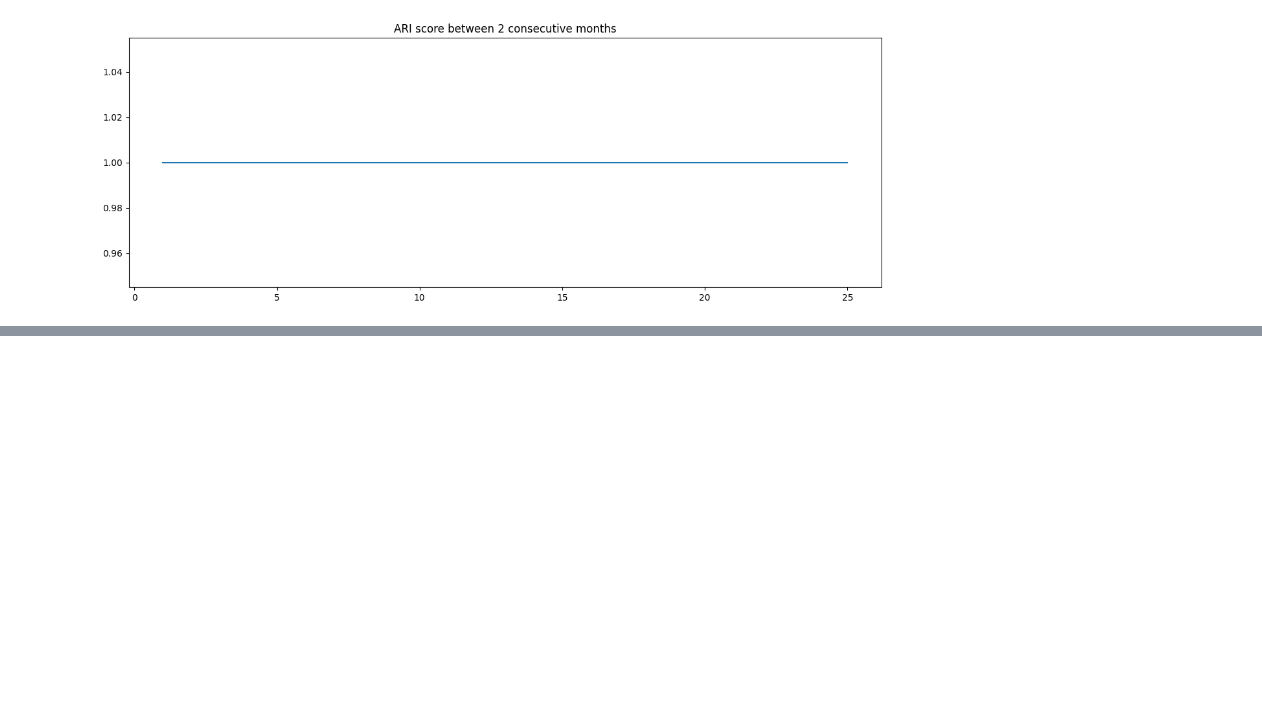
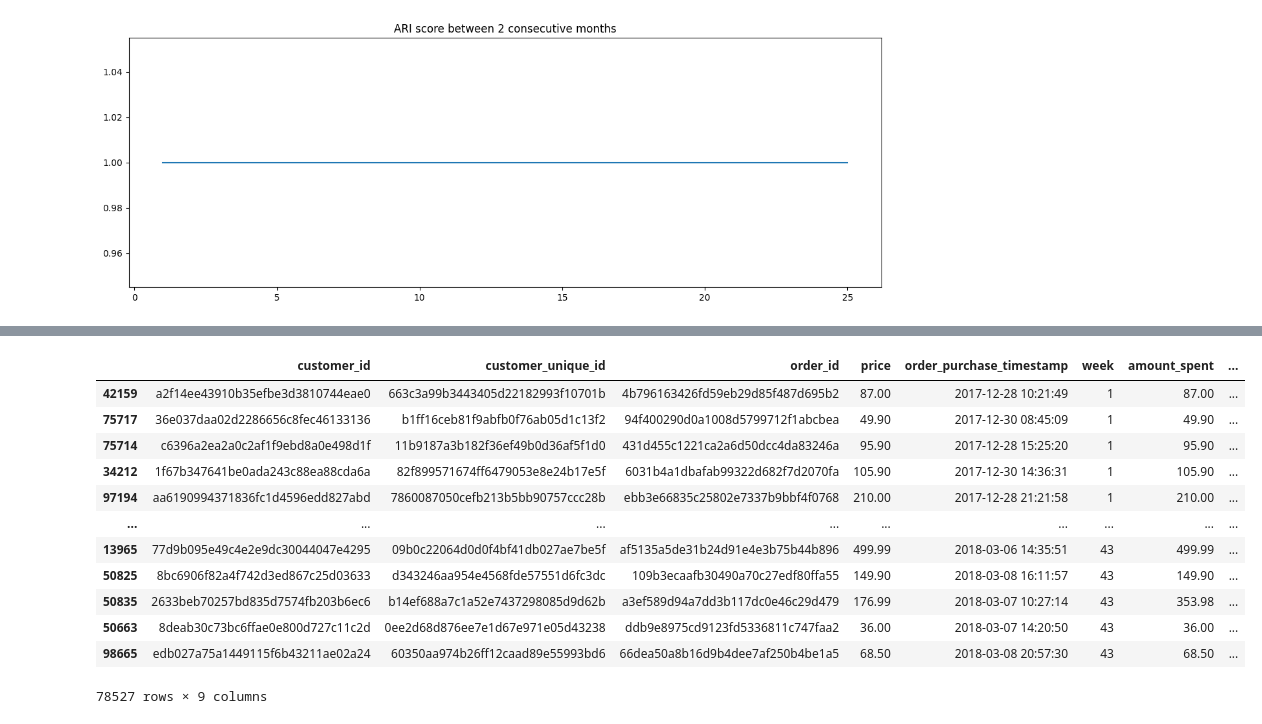
Before and after one commit to ThomasMeb/Projet_4, a Jupyter notebook: Mebarki_Thomas_notebook_simulation_032023.ipynb, the cells around one changed output, grey strips where cells are left out. Saved outputs shown, nothing was run; the diff lists cells and outputs as text; code cells hidden in the pictures; blank space fills up the shorter version.

```diff
--- a/Mebarki_Thomas_notebook_simulation_032023.ipynb
+++ b/Mebarki_Thomas_notebook_simulation_032023.ipynb
@@ -192,0 +196,3 @@ plt.show()
+# %%
+data.drop(['Unnamed: 0'], axis=1, inplace=True)
+data.head()
@@ -192,0 +206,6 @@ plt.show()
+# %%
+#separate data for each week
+data['order_purchase_timestamp'] = pd.to_datetime(data['order_purchase_timestamp'])
+
+data['week'] = data['order_purchase_timestamp'].dt.week
+data['week'] = 53 - data['week']
@@ -192,0 +221,4 @@ plt.show()
+# %%
+data_week = {}
+for i in range(1, 53):
+    data_week[i] = data.loc[data['week']<=i]
@@ -192,0 +234,24 @@ plt.show()
+# %%
+for i in range(1, 53):
+    data_week[i]['amount_spent'] = data_week[i].groupby('customer_unique_id')['price'].transform('sum')
+    data_week[i]['frequency'] = data_week[i].groupby('customer_unique_id')['order_id'].transform('count')
+    data_week[i]['recency'] = data_week[i].groupby('customer_unique_id')['order_purchase_timestamp'].transform('min')
+    data_week[i]['recency'] = (data_week[i]['order_purchase_timestamp'].max() - data_week[i]['recency']).dt.days
+    data_week[i].sort_values('week', ascending=True, inplace=True)
+    data_week[i].drop_duplicates(subset='customer_unique_id', keep='last', inplace=True)
+# %%
+data_week[43]
+# %% [output]
+|  | customer_id | customer_unique_id | order_id | price | order_purchase_timestamp | week | amount_spent | ... |
+| 42159 | a2f14ee43910b35efbe3d3810744eae0 | 663c3a99b3443405d22182993f10701b | 4b796163426fd59eb29d85f487d695b2 | 87.00 | 2017-12-28 10:21:49 | 1 | 87.00 | ... |
+| 75717 | 36e037daa02d2286656c8fec46133136 | b1ff16ceb81f9abfb0f76ab05d1c13f2 | 94f400290d0a1008d5799712f1abcbea | 49.90 | 2017-12-30 08:45:09 | 1 | 49.90 | ... |
+| 75714 | c6396a2ea2a0c2af1f9ebd8a0e498d1f | 11b9187a3b182f36ef49b0d36af5f1d0 | 431d455c1221ca2a6d50dcc4da83246a | 95.90 | 2017-12-28 15:25:20 | 1 | 95.90 | ... |
+| 34212 | 1f67b347641be0ada243c88ea88cda6a | 82f899571674ff6479053e8e24b17e5f | 6031b4a1dbafab99322d682f7d2070fa | 105.90 | 2017-12-30 14:36:31 | 1 | 105.90 | ... |
+| 97194 | aa6190994371836fc1d4596edd827abd | 7860087050cefb213b5bb90757ccc28b | ebb3e66835c25802e7337b9bbf4f0768 | 210.00 | 2017-12-28 21:21:58 | 1 | 210.00 | ... |
+| ... | ... | ... | ... | ... | ... | ... | ... | ... |
+| 13965 | 77d9b095e49c4e2e9dc30044047e4295 | 09b0c22064d0d0f4bf41db027ae7be5f | af5135a5de31b24d91e4e3b75b44b896 | 499.99 | 2018-03-06 14:35:51 | 43 | 499.99 | ... |
+| 50825 | 8bc6906f82a4f742d3ed867c25d03633 | d343246aa954e4568fde57551d6fc3dc | 109b3ecaafb30490a70c27edf80ffa55 | 149.90 | 2018-03-08 16:11:57 | 43 | 149.90 | ... |
+| 50835 | 2633beb70257bd835d7574fb203b6ec6 | b14ef688a7c1a52e7437298085d9d62b | a3ef589d94a7dd3b117dc0e46c29d479 | 176.99 | 2018-03-07 10:27:14 | 43 | 353.98 | ... |
+| 50663 | 8deab30c73bc6ffae0e800d727c11c2d | 0ee2d68d876ee7e1d67e971e05d43238 | ddb9e8975cd9123fd5336811c747faa2 | 36.00 | 2018-03-07 14:20:50 | 43 | 36.00 | ... |
+| 98665 | edb027a75a1449115f6b43211ae02a24 | 60350aa974b26ff12caad89e55993bd6 | 66dea50a8b16d9b4dee7af250b4be1a5 | 68.50 | 2018-03-08 20:57:30 | 43 | 68.50 | ... |
+78527 rows × 9 columns
```
Also changed, not shown: parts of 4 cells of this notebook, 2 other files.
